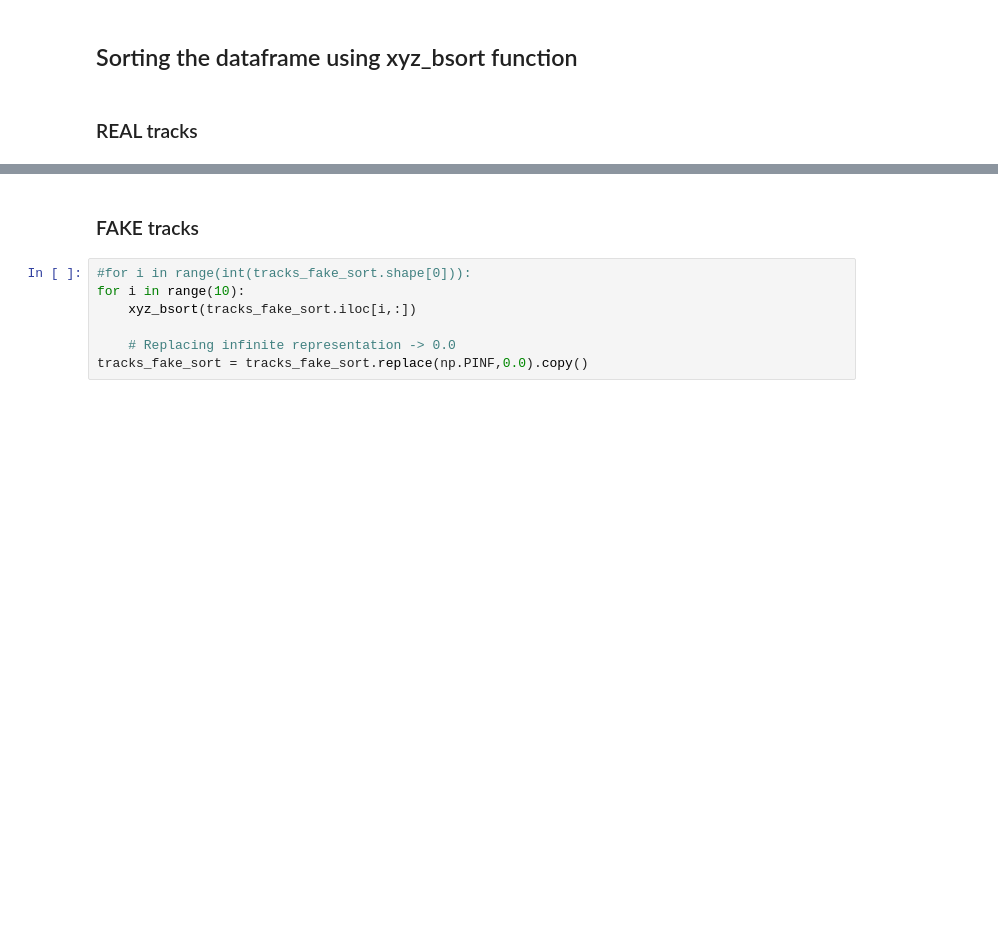
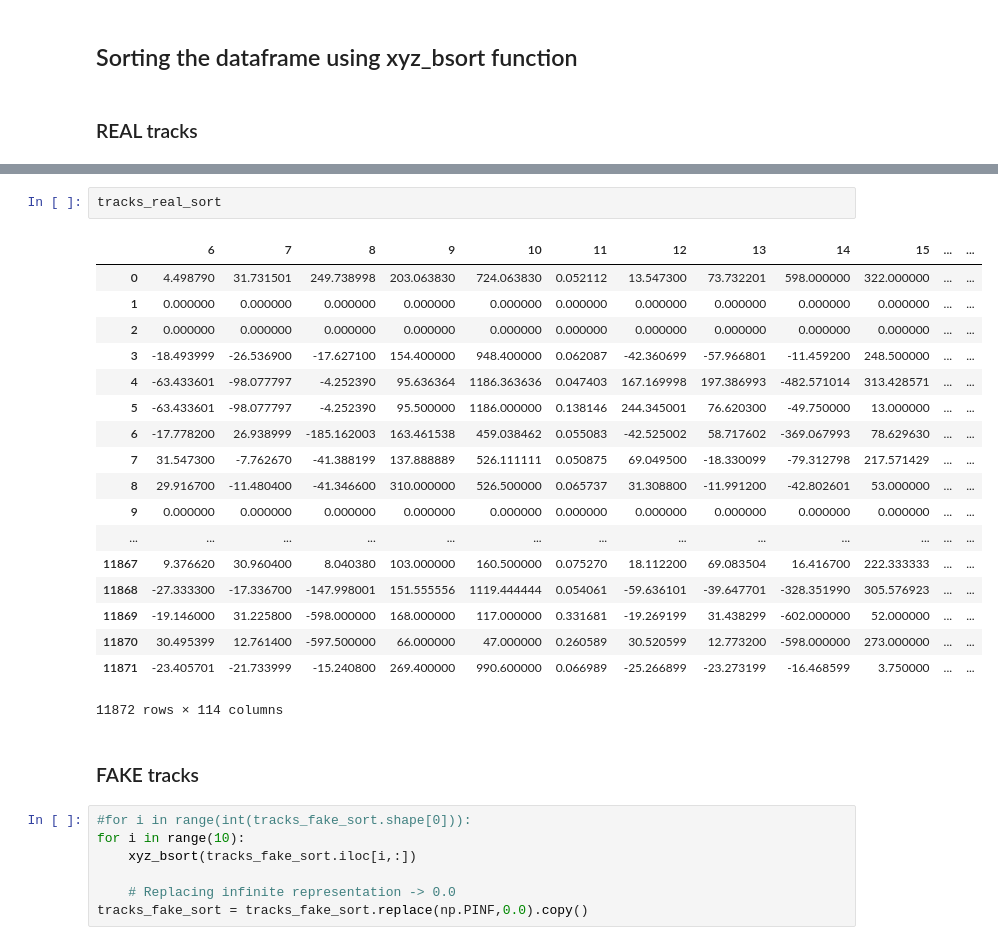
Before and after one commit to stonescenter/track-ml, a Jupyter notebook: notebooks/dif_etaphi.ipynb, the cells around one changed output, grey strips where cells are left out. Cells and saved outputs as stored; diff of their text form; blank space fills up the shorter version.

```diff
--- a/notebooks/dif_etaphi.ipynb
+++ b/notebooks/dif_etaphi.ipynb
@@ -80,3 +149,24 @@ tracks_real_sort = tracks_real_sort.replace(np.PINF,0.0).copy()
+# %%
+tracks_real_sort
+# %% [output]
+|  | 6 | 7 | 8 | 9 | 10 | 11 | 12 | 13 | 14 | 15 | ... | ... |
+| 0 | 4.498790 | 31.731501 | 249.738998 | 203.063830 | 724.063830 | 0.052112 | 13.547300 | 73.732201 | 598.000000 | 322.000000 | ... | ... |
+| 1 | 0.000000 | 0.000000 | 0.000000 | 0.000000 | 0.000000 | 0.000000 | 0.000000 | 0.000000 | 0.000000 | 0.000000 | ... | ... |
+| 2 | 0.000000 | 0.000000 | 0.000000 | 0.000000 | 0.000000 | 0.000000 | 0.000000 | 0.000000 | 0.000000 | 0.000000 | ... | ... |
+| 3 | -18.493999 | -26.536900 | -17.627100 | 154.400000 | 948.400000 | 0.062087 | -42.360699 | -57.966801 | -11.459200 | 248.500000 | ... | ... |
+| 4 | -63.433601 | -98.077797 | -4.252390 | 95.636364 | 1186.363636 | 0.047403 | 167.169998 | 197.386993 | -482.571014 | 313.428571 | ... | ... |
+| 5 | -63.433601 | -98.077797 | -4.252390 | 95.500000 | 1186.000000 | 0.138146 | 244.345001 | 76.620300 | -49.750000 | 13.000000 | ... | ... |
+| 6 | -17.778200 | 26.938999 | -185.162003 | 163.461538 | 459.038462 | 0.055083 | -42.525002 | 58.717602 | -369.067993 | 78.629630 | ... | ... |
+| 7 | 31.547300 | -7.762670 | -41.388199 | 137.888889 | 526.111111 | 0.050875 | 69.049500 | -18.330099 | -79.312798 | 217.571429 | ... | ... |
+| 8 | 29.916700 | -11.480400 | -41.346600 | 310.000000 | 526.500000 | 0.065737 | 31.308800 | -11.991200 | -42.802601 | 53.000000 | ... | ... |
+| 9 | 0.000000 | 0.000000 | 0.000000 | 0.000000 | 0.000000 | 0.000000 | 0.000000 | 0.000000 | 0.000000 | 0.000000 | ... | ... |
+| ... | ... | ... | ... | ... | ... | ... | ... | ... | ... | ... | ... | ... |
+| 11867 | 9.376620 | 30.960400 | 8.040380 | 103.000000 | 160.500000 | 0.075270 | 18.112200 | 69.083504 | 16.416700 | 222.333333 | ... | ... |
+| 11868 | -27.333300 | -17.336700 | -147.998001 | 151.555556 | 1119.444444 | 0.054061 | -59.636101 | -39.647701 | -328.351990 | 305.576923 | ... | ... |
+| 11869 | -19.146000 | 31.225800 | -598.000000 | 168.000000 | 117.000000 | 0.331681 | -19.269199 | 31.438299 | -602.000000 | 52.000000 | ... | ... |
+| 11870 | 30.495399 | 12.761400 | -597.500000 | 66.000000 | 47.000000 | 0.260589 | 30.520599 | 12.773200 | -598.000000 | 273.000000 | ... | ... |
+| 11871 | -23.405701 | -21.733999 | -15.240800 | 269.400000 | 990.600000 | 0.066989 | -25.266899 | -23.273199 | -16.468599 | 3.750000 | ... | ... |
+11872 rows × 114 columns
 # %% [markdown]
 ### FAKE tracks
 # %%
```
Also changed, not shown: parts of 11 cells of this notebook.
